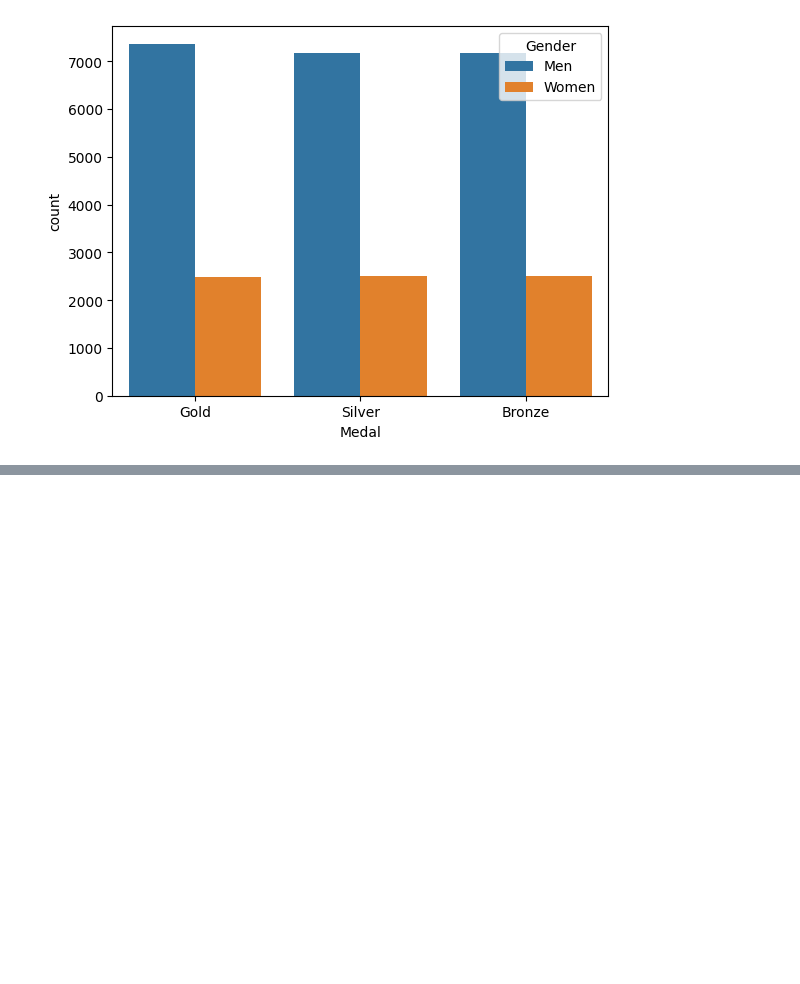
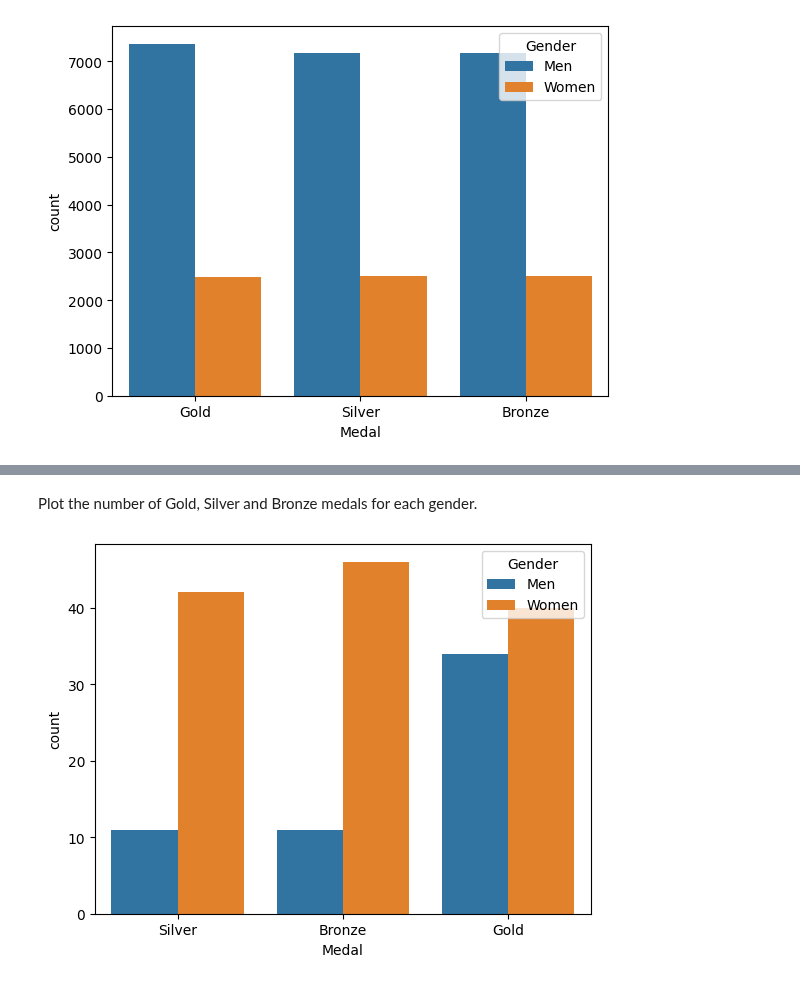
Before and after one commit to dbasdanis/python_practice, a Jupyter notebook: pandas/pandas_doc.ipynb, the cells around one changed output, grey strips where cells are left out. Cells and saved outputs as stored; diff of their text form; code cells hidden in the pictures; blank space fills up the shorter version.

```diff
--- a/pandas/pandas_doc.ipynb
+++ b/pandas/pandas_doc.ipynb
@@ -518,0 +556,6 @@ sns.countplot(x='Medal',data=oo, hue='Gender');
+# %% [markdown]
+Plot the number of Gold, Silver and Bronze medals for each gender.
+# %%
+sns.countplot(x='Medal',data=mw,hue='Gender');
+# %% [output]
+[figure, added]
```
Also changed, not shown: parts of 9 cells of this notebook.
